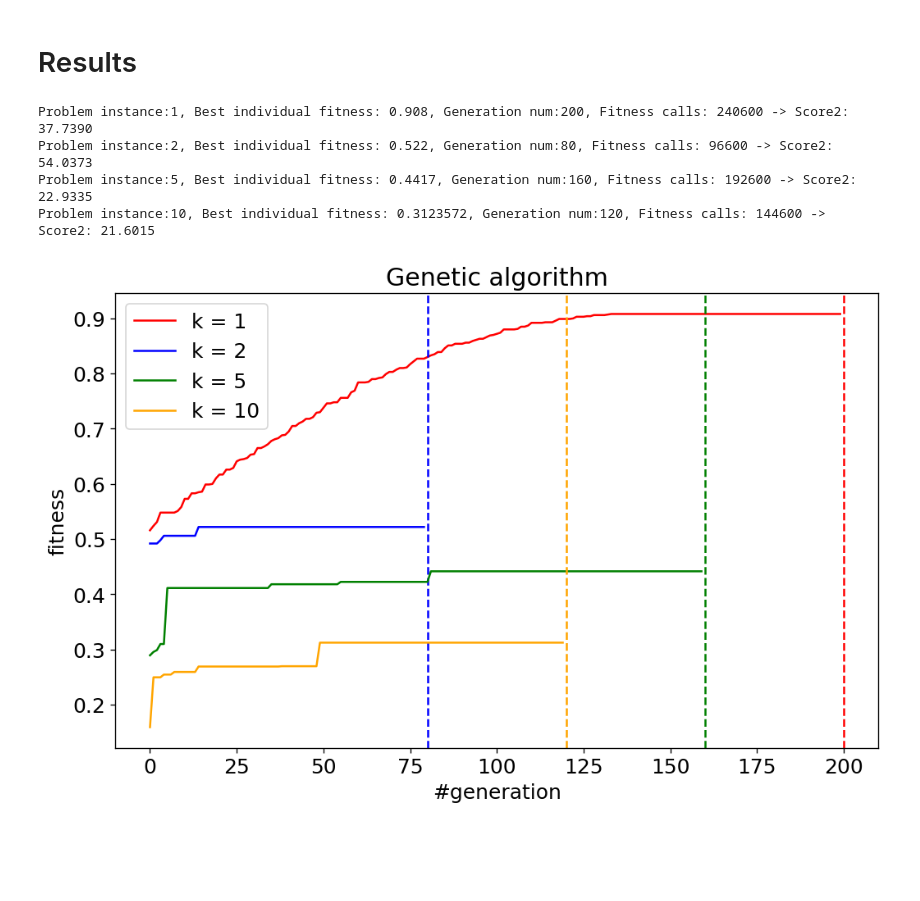
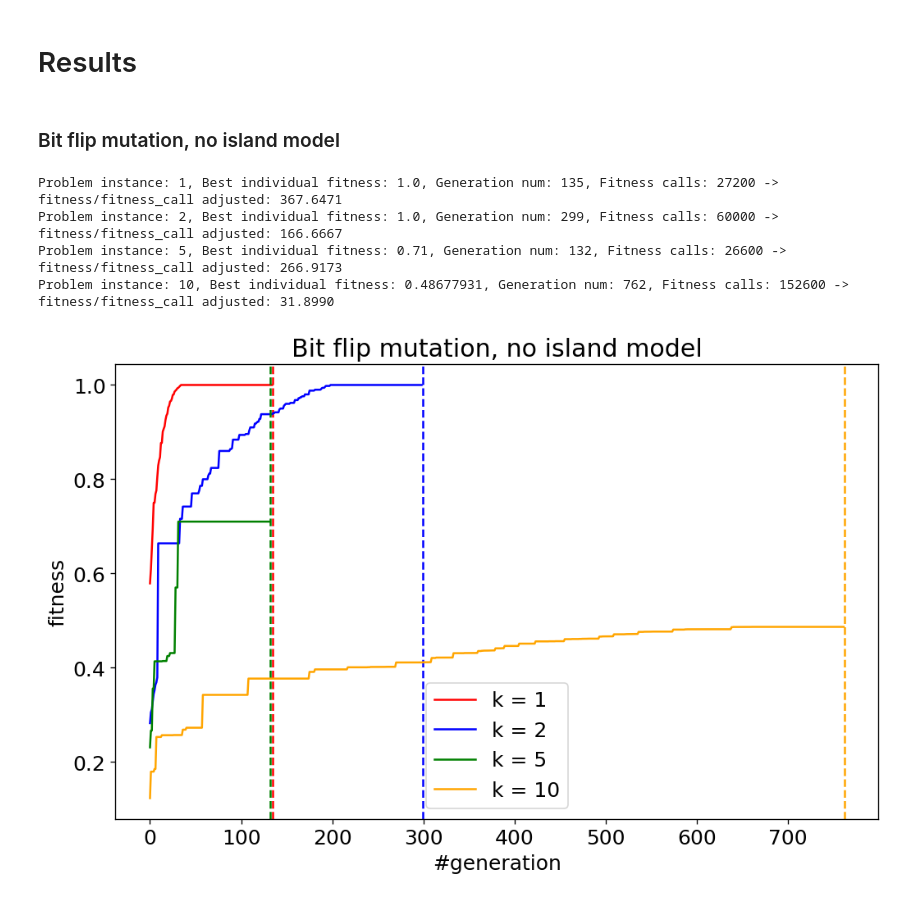
Before and after one commit to anubis09/Computational-Intelligence, a Jupyter notebook: Lab 9/lab9.ipynb, the cells around one changed output. Drawn from its saved outputs; the diff is of its cells as text; code cells hidden in the pictures; blank space fills up the shorter version.

```diff
--- a/Lab 9/lab9.ipynb
+++ b/Lab 9/lab9.ipynb
@@ -272,27 +304,37 @@ def plot(history_dict: dict, model="") -> None:
     plt.legend()
     plt.show()
 # %%
-history_dict = {}
-instance = [1, 2, 5, 10]
-for k in instance:
-    fitness = lab9_lib.make_problem(k)
-    evolution_algorithm = Ea(
-        fitness, bit_assign_strategy=True, population_size=600
-    )
-    best_individual, gen_list, fitness_list = evolution_algorithm(
-        island_solution=True, n_island=6
-    )
-    history_dict[k] = (gen_list, fitness_list)
-    best_fitness = best_individual
-    print(
-        f"Problem instance:{k}, Best individual fitness: {best_fitness}, Generation num:{gen_list[-1]}, Fitness calls: {fitness.calls} -> Score2: {best_fitness/fitness.calls*10000000:.4f}"
-    )
+def run_ea(ea: Ea, title: str, island_solution: bool, n_island: int = 4):
+    history_dict = {}
+    instance = [1, 2, 5, 10]
+    for k in instance:
+        fitness = lab9_lib.make_problem(k)
+        best_individual, gen_list, fitness_list = ea(
+            fitness, island_solution=island_solution, n_island=n_island
+        )
+        history_dict[k] = (gen_list, fitness_list)
+        best_fitness = best_individual
+        print(
+            f"Problem instance: {k}, Best individual fitness: {best_fitness}, Generation num: {gen_list[-1]}, Fitness calls: {fitness.calls} -> fitness/fitness_call adjusted: {best_fitness/fitness.calls*10000000:.4f}"
+        )
+
+    # PLOT
+    plot(history_dict, model=title)
-# %% [output]
-Problem instance:1, Best individual fitness: 0.908, Generation num:200, Fitness calls: 240600 -> Score2: 37.7390
-Problem instance:2, Best individual fitness: 0.522, Generation num:80, Fitness calls: 96600 -> Score2: 54.0373
-Problem instance:5, Best individual fitness: 0.4417, Generation num:160, Fitness calls: 192600 -> Score2: 22.9335
-Problem instance:10, Best individual fitness: 0.3123572, Generation num:120, Fitness calls: 144600 -> Score2: 21.6015
-# %%
-plot(history_dict, model=f"Genetic algorithm")
-# %% [output]
-[figure, removed]
+# %% [markdown]
+### Bit flip mutation, no island model
+# %%
+ea = Ea(
+    bit_assign_strategy=False,
+    population_size=200,
+    offspring_size=200,
+    mutation_prob=0.2,
+    tournament_size=3,
+)
+
+run_ea(ea, title="Bit flip mutation, no island model", island_solution=False)
+# %% [output]
+Problem instance: 1, Best individual fitness: 1.0, Generation num: 135, Fitness calls: 27200 -> fitness/fitness_call adjusted: 367.6471
+Problem instance: 2, Best individual fitness: 1.0, Generation num: 299, Fitness calls: 60000 -> fitness/fitness_call adjusted: 166.6667
+Problem instance: 5, Best individual fitness: 0.71, Generation num: 132, Fitness calls: 26600 -> fitness/fitness_call adjusted: 266.9173
+Problem instance: 10, Best individual fitness: 0.48677931, Generation num: 762, Fitness calls: 152600 -> fitness/fitness_call adjusted: 31.8990
+[figure, added]
```
Also changed, not shown: parts of 8 cells of this notebook, 2 other files.
